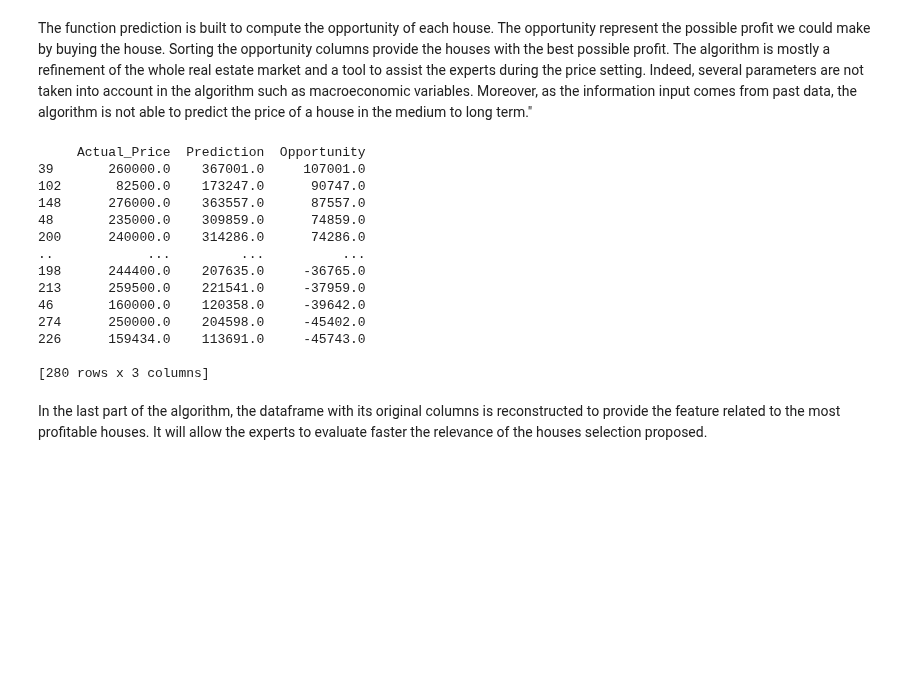
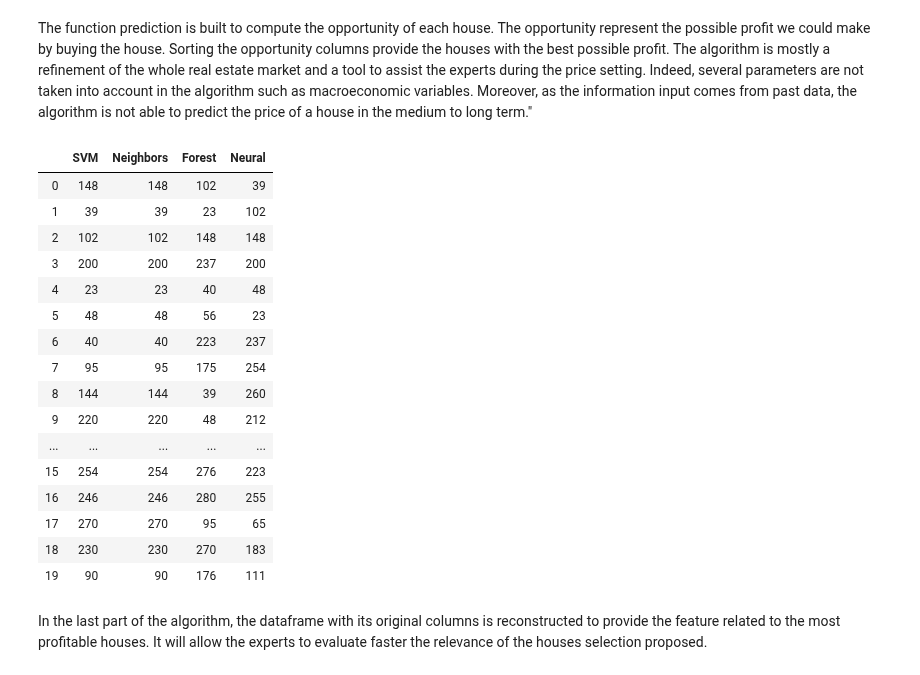
Before and after one commit to BenInTheBox/DataScienceInPractice, a Jupyter notebook: project/code.ipynb, the cells around one changed output. Drawn from its saved outputs; the diff is of its cells as text; code cells hidden in the pictures; blank space fills up the shorter version.

```diff
--- a/project/code.ipynb
+++ b/project/code.ipynb
@@ -802,0 +791,5 @@ Real price:  85000  Predicted one:  68718  Error:  23 %
+# %%
+n_opportunity = 280
+results = prediction(x=test_input, reg=reg, n=len(test_input))
+Opportunity_ranking_svm = results.sort_values(['Opportunity'], ascending=False,)
+print(Opportunity_ranking_svm[:n_opportunity])
@@ -859,6 +867,6 @@ r2 score test:  0.7866733044882093
 # %%
 n_opportunity = 280
 results = prediction(x=test_input, reg=reg, n=len(test_input))
-Opportunity_ranking_forest = results.sort_values(['Opportunity'], ascending=False,)
-print(Opportunity_ranking_forest[:n_opportunity])
+Opportunity_ranking_neighbors = results.sort_values(['Opportunity'], ascending=False,)
+print(Opportunity_ranking_neighbors[:n_opportunity])
 # %% [output]
@@ -1024,26 +1059,36 @@ Real price:  79900  Predicted one:  96998  Error:  -17 %
 The algorithm with the best performances is the neural network one. It has a MSE of 22'000 and a R2 score of 91%. The performances on the train set are close to the one of the test set, demonstrating a relatively low chance of overfitting. Therefore, it is selected to estimate the possible profit on the houses.
 # %% [markdown]
 The function prediction is built to compute the opportunity of each house. The opportunity represent the possible profit we could make by buying the house. Sorting the opportunity columns provide the houses with the best possible profit. The algorithm is mostly a refinement of the whole real estate market and a tool to assist the experts during the price setting. Indeed, several parameters are not taken into account in the algorithm such as macroeconomic variables. Moreover, as the information input comes from past data, the algorithm is not able to predict the price of a house in the medium to long term."
-# %%
-n_opportunity = 280
-results = prediction(x=test_input, reg=reg, n=len(test_input))
-Opportunity_ranking = results.sort_values(['Opportunity'], ascending=False,)
-print(Opportunity_ranking[:n_opportunity])
-# %% [output]
-     Actual_Price  Prediction  Opportunity
-39       260000.0    367001.0     107001.0
-102       82500.0    173247.0      90747.0
-148      276000.0    363557.0      87557.0
-48       235000.0    309859.0      74859.0
-200      240000.0    314286.0      74286.0
-..            ...         ...          ...
-198      244400.0    207635.0     -36765.0
-213      259500.0    221541.0     -37959.0
-46       160000.0    120358.0     -39642.0
-274      250000.0    204598.0     -45402.0
-226      159434.0    113691.0     -45743.0
-
-[280 rows x 3 columns]
+# %%
+Opportunity_ranking_svm['index'] = Opportunity_ranking_svm.index
+Opportunity_ranking_neighbors['index'] = Opportunity_ranking_neighbors.index
+Opportunity_ranking_forest['index'] = Opportunity_ranking_forest.index
+Opportunity_ranking_neural['index'] = Opportunity_ranking_neural.index
+
+Top_indexes = pd.DataFrame()
+Top_indexes['SVM'] = Opportunity_ranking_svm['index'].values
+Top_indexes['Neighbors'] = Opportunity_ranking_neighbors['index'].values
+Top_indexes['Forest'] = Opportunity_ranking_forest['index'].values
+Top_indexes['Neural'] = Opportunity_ranking_neural['index'].values
+Top_indexes[:20]
+# %% [output]
+|  | SVM | Neighbors | Forest | Neural |
+| 0 | 148 | 148 | 102 | 39 |
+| 1 | 39 | 39 | 23 | 102 |
+| 2 | 102 | 102 | 148 | 148 |
+| 3 | 200 | 200 | 237 | 200 |
+| 4 | 23 | 23 | 40 | 48 |
+| 5 | 48 | 48 | 56 | 23 |
+| 6 | 40 | 40 | 223 | 237 |
+| 7 | 95 | 95 | 175 | 254 |
+| 8 | 144 | 144 | 39 | 260 |
+| 9 | 220 | 220 | 48 | 212 |
+| ... | ... | ... | ... | ... |
+| 15 | 254 | 254 | 276 | 223 |
+| 16 | 246 | 246 | 280 | 255 |
+| 17 | 270 | 270 | 95 | 65 |
+| 18 | 230 | 230 | 270 | 183 |
+| 19 | 90 | 90 | 176 | 111 |
 # %% [markdown]
 In the last part of the algorithm, the dataframe with its original columns is reconstructed to provide the feature related to the most profitable houses. It will allow the experts to evaluate faster the relevance of the houses selection proposed.
 # %%
```
Also changed, not shown: parts of 19 cells of this notebook.
